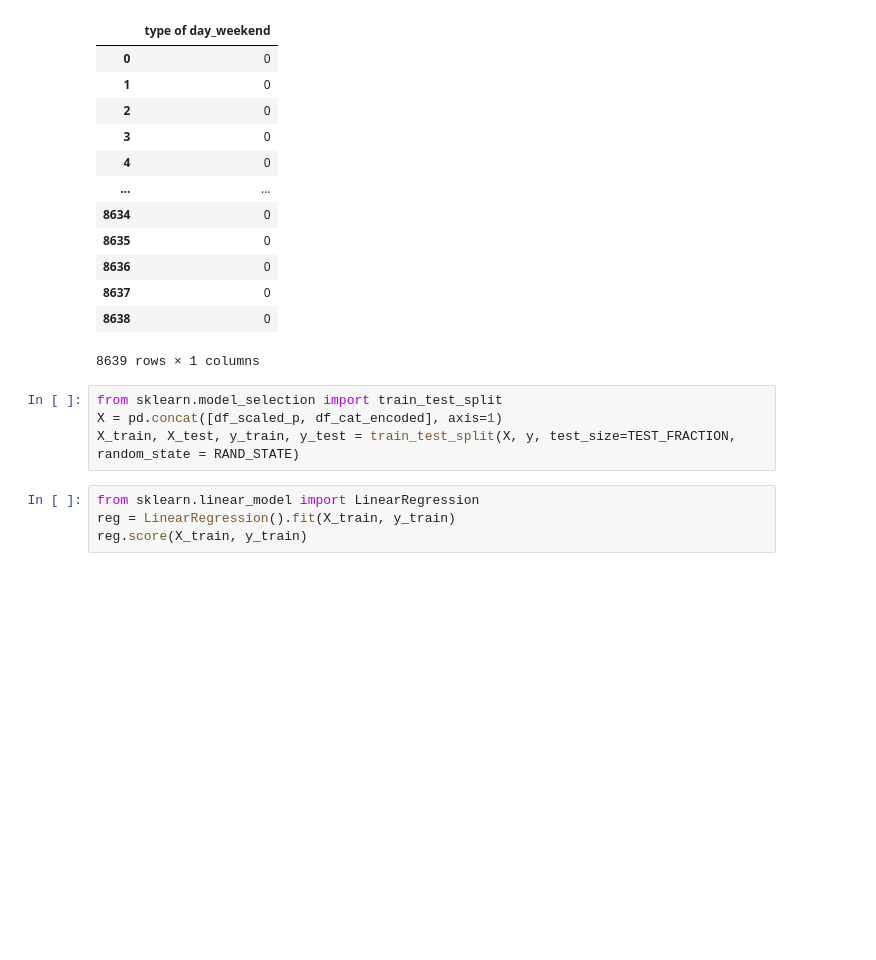
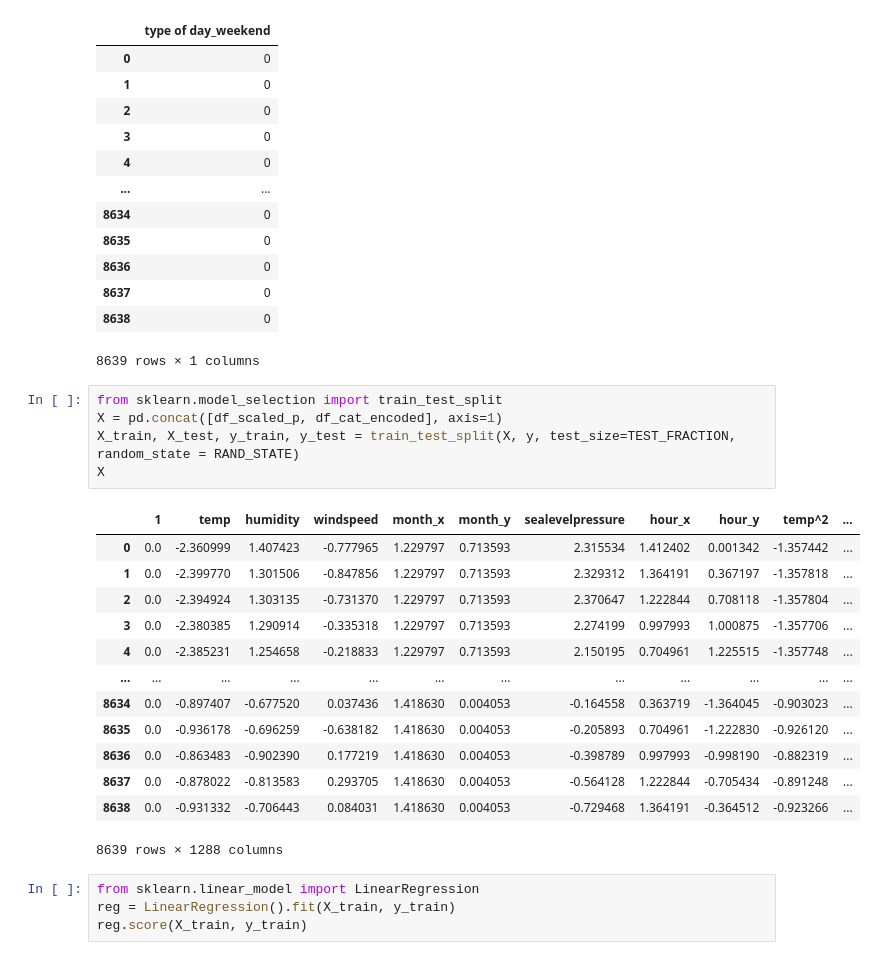
Before and after one commit to jcummingsutk/ozone_pollution, a Jupyter notebook: notebook.ipynb, the cells around one changed output. Drawn from its saved outputs; the diff is of its cells as text; blank space fills up the shorter version.

```diff
--- a/notebook.ipynb
+++ b/notebook.ipynb
@@ -572,7 +591,22 @@ df_cat_encoded
 # %%
 from sklearn.model_selection import train_test_split
 X = pd.concat([df_scaled_p, df_cat_encoded], axis=1)
 X_train, X_test, y_train, y_test = train_test_split(X, y, test_size=TEST_FRACTION, random_state = RAND_STATE)
+X
+# %% [output]
+|  | 1 | temp | humidity | windspeed | month_x | month_y | sealevelpressure | hour_x | hour_y | temp^2 | ... |
+| 0 | 0.0 | -2.360999 | 1.407423 | -0.777965 | 1.229797 | 0.713593 | 2.315534 | 1.412402 | 0.001342 | -1.357442 | ... |
+| 1 | 0.0 | -2.399770 | 1.301506 | -0.847856 | 1.229797 | 0.713593 | 2.329312 | 1.364191 | 0.367197 | -1.357818 | ... |
+| 2 | 0.0 | -2.394924 | 1.303135 | -0.731370 | 1.229797 | 0.713593 | 2.370647 | 1.222844 | 0.708118 | -1.357804 | ... |
+| 3 | 0.0 | -2.380385 | 1.290914 | -0.335318 | 1.229797 | 0.713593 | 2.274199 | 0.997993 | 1.000875 | -1.357706 | ... |
+| 4 | 0.0 | -2.385231 | 1.254658 | -0.218833 | 1.229797 | 0.713593 | 2.150195 | 0.704961 | 1.225515 | -1.357748 | ... |
+| ... | ... | ... | ... | ... | ... | ... | ... | ... | ... | ... | ... |
+| 8634 | 0.0 | -0.897407 | -0.677520 | 0.037436 | 1.418630 | 0.004053 | -0.164558 | 0.363719 | -1.364045 | -0.903023 | ... |
+| 8635 | 0.0 | -0.936178 | -0.696259 | -0.638182 | 1.418630 | 0.004053 | -0.205893 | 0.704961 | -1.222830 | -0.926120 | ... |
+| 8636 | 0.0 | -0.863483 | -0.902390 | 0.177219 | 1.418630 | 0.004053 | -0.398789 | 0.997993 | -0.998190 | -0.882319 | ... |
+| 8637 | 0.0 | -0.878022 | -0.813583 | 0.293705 | 1.418630 | 0.004053 | -0.564128 | 1.222844 | -0.705434 | -0.891248 | ... |
+| 8638 | 0.0 | -0.931332 | -0.706443 | 0.084031 | 1.418630 | 0.004053 | -0.729468 | 1.364191 | -0.364512 | -0.923266 | ... |
+8639 rows × 1288 columns
 # %%
 from sklearn.linear_model import LinearRegression
 reg = LinearRegression().fit(X_train, y_train)
```
Also changed, not shown: parts of 26 cells of this notebook, 10 other files.
